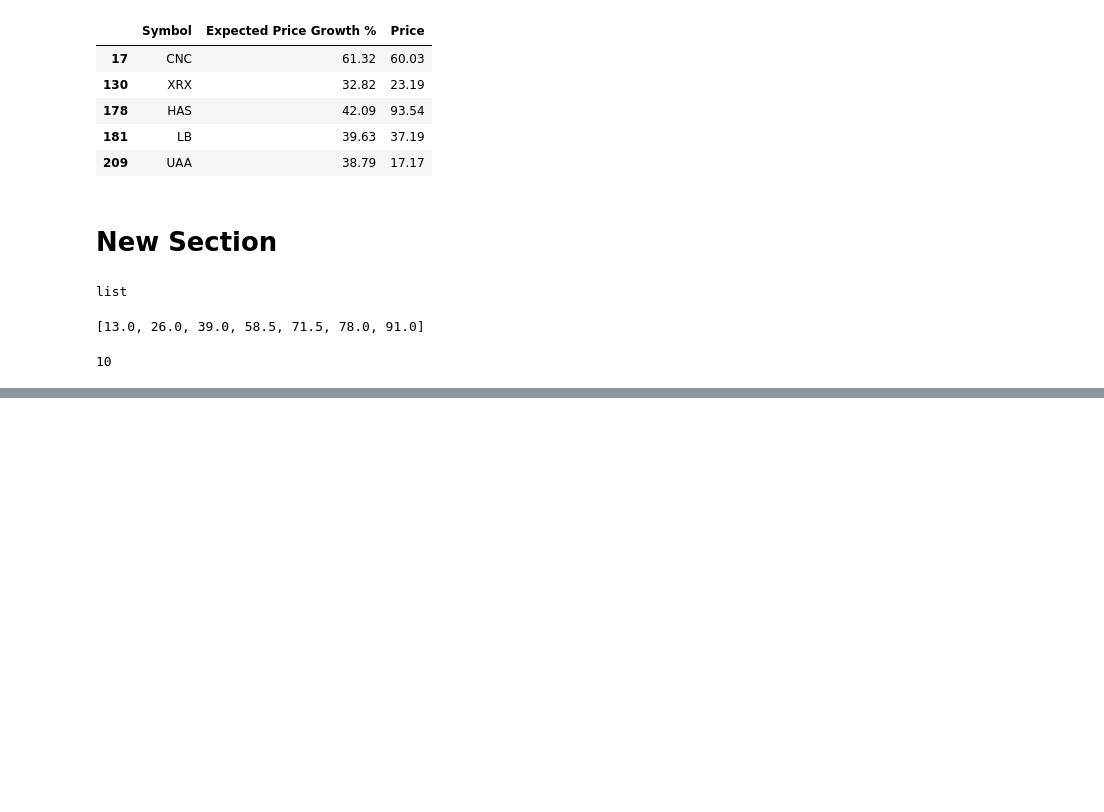
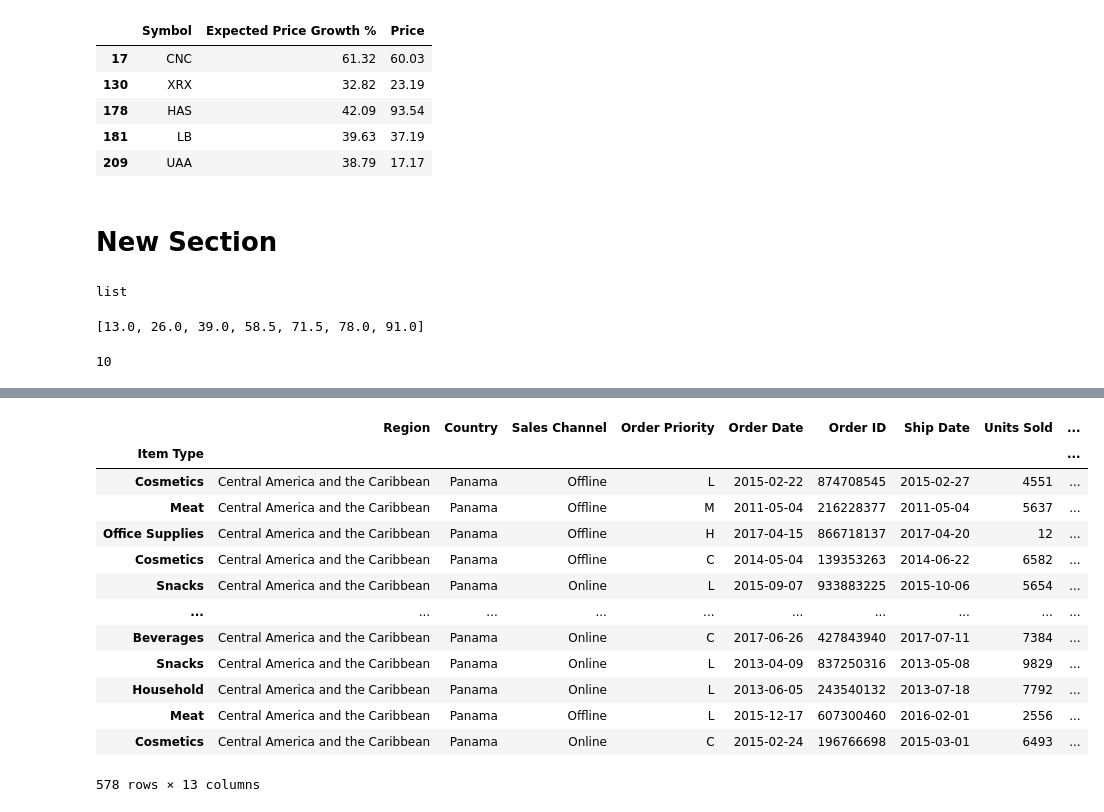
Before and after one commit to anhmaiusa/AnhMai, a Jupyter notebook: Python_for_Accountant.ipynb, the cells around one changed output, grey strips where cells are left out. Drawn from its saved outputs; the diff is of its cells as text; code cells hidden in the pictures; blank space fills up the shorter version.

```diff
--- a/Python_for_Accountant.ipynb
+++ b/Python_for_Accountant.ipynb
@@ -385,0 +425,2 @@ print(year)
+# %%
+url = 'https://raw.githubusercontent.com/Rizwan-Ahmed-Surhio/Accountants/main/Python%20for%20Accountants%20III/data/100000%20Sales%20Records.xlsx'
@@ -385,0 +448,3 @@ print(year)
+# %%
+data = pd.read_excel(url, index_col = "Item Type")
+print(data)
@@ -385,0 +541,17 @@ print(year)
+# %%
+data[data['Country'] == 'Panama']
+# %% [output]
+|  | Region | Country | Sales Channel | Order Priority | Order Date | Order ID | Ship Date | Units Sold | ... |
+| Item Type |  |  |  |  |  |  |  |  | ... |
+| Cosmetics | Central America and the Caribbean | Panama | Offline | L | 2015-02-22 | 874708545 | 2015-02-27 | 4551 | ... |
+| Meat | Central America and the Caribbean | Panama | Offline | M | 2011-05-04 | 216228377 | 2011-05-04 | 5637 | ... |
+| Office Supplies | Central America and the Caribbean | Panama | Offline | H | 2017-04-15 | 866718137 | 2017-04-20 | 12 | ... |
+| Cosmetics | Central America and the Caribbean | Panama | Offline | C | 2014-05-04 | 139353263 | 2014-06-22 | 6582 | ... |
+| Snacks | Central America and the Caribbean | Panama | Online | L | 2015-09-07 | 933883225 | 2015-10-06 | 5654 | ... |
+| ... | ... | ... | ... | ... | ... | ... | ... | ... | ... |
+| Beverages | Central America and the Caribbean | Panama | Online | C | 2017-06-26 | 427843940 | 2017-07-11 | 7384 | ... |
+| Snacks | Central America and the Caribbean | Panama | Online | L | 2013-04-09 | 837250316 | 2013-05-08 | 9829 | ... |
+| Household | Central America and the Caribbean | Panama | Online | L | 2013-06-05 | 243540132 | 2013-07-18 | 7792 | ... |
+| Meat | Central America and the Caribbean | Panama | Offline | L | 2015-12-17 | 607300460 | 2016-02-01 | 2556 | ... |
+| Cosmetics | Central America and the Caribbean | Panama | Online | C | 2015-02-24 | 196766698 | 2015-03-01 | 6493 | ... |
+578 rows × 13 columns
```
Also changed, not shown: parts of 22 cells of this notebook.
